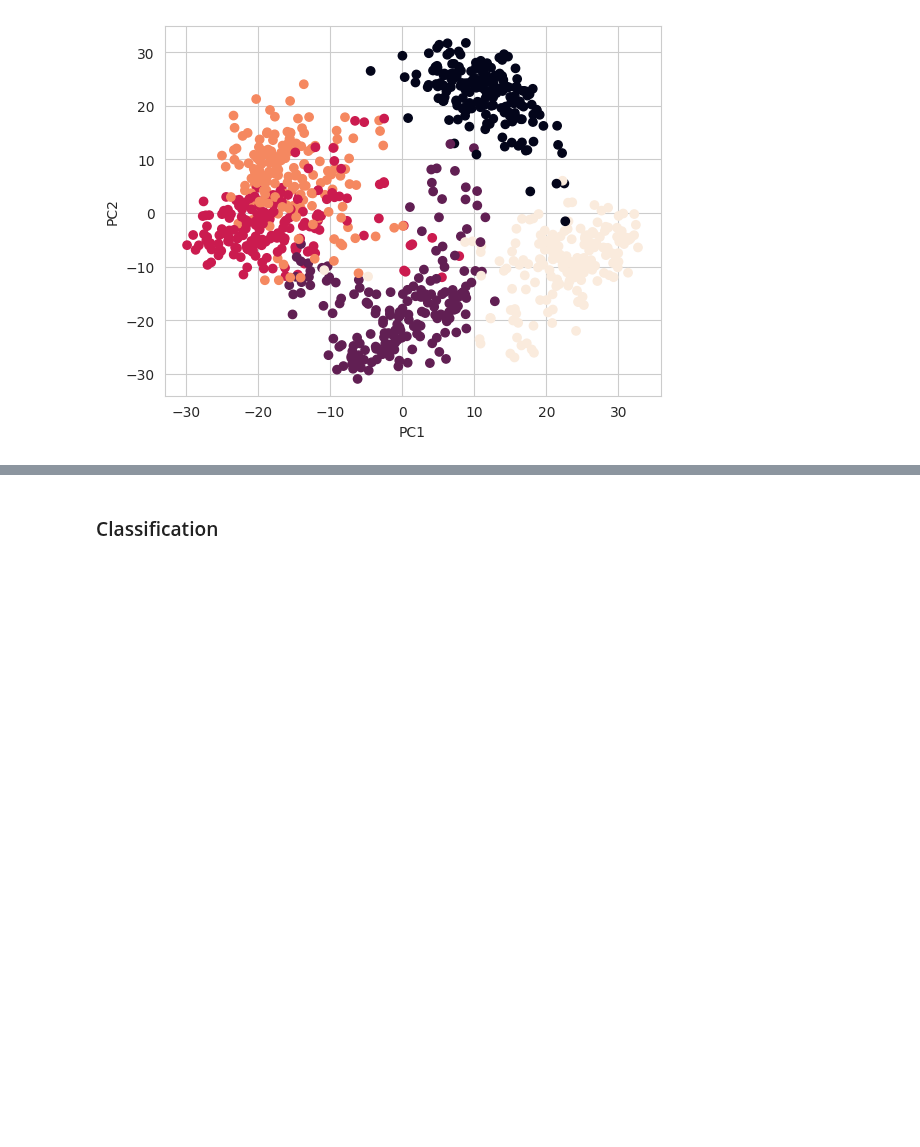
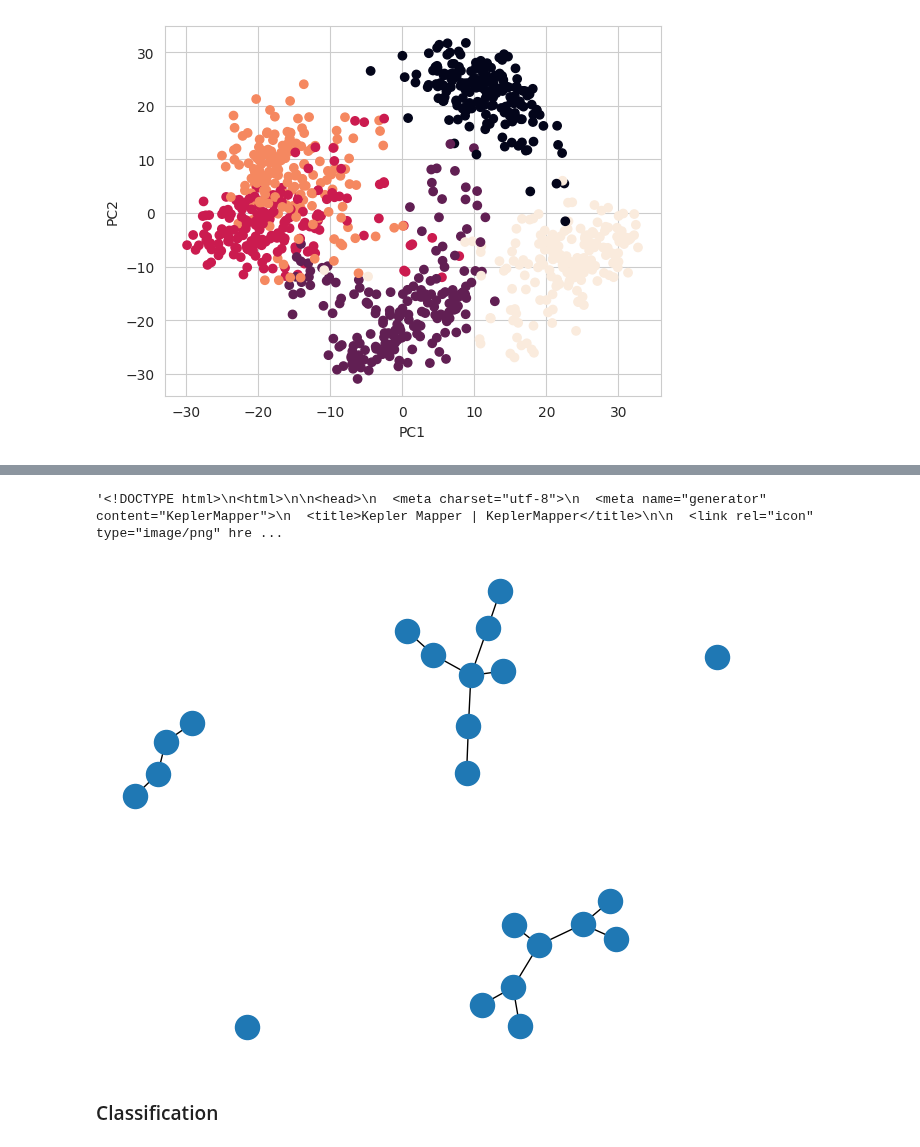
Before and after one commit to shizuo-kaji/TutorialTopologicalDataAnalysis, a Jupyter notebook: TopologicalDataAnalysisWithPython.ipynb, the cells around one changed output, grey strips where cells are left out. Cells and saved outputs as stored; diff of their text form; code cells hidden in the pictures; blank space fills up the shorter version.

Commit message:
Colaboratory

```diff
--- a/TopologicalDataAnalysisWithPython.ipynb
+++ b/TopologicalDataAnalysisWithPython.ipynb
@@ -621,7 +624,9 @@ km = kmapper.KeplerMapper()
 X_std = StandardScaler().fit_transform(X)   # standardise
 f = km.project(X_std,projection="sum") # we have to choose a 1-dim projection
 graph = km.map(lens=f, X=X_std, clusterer=sklearn.cluster.DBSCAN(metric="cosine",algorithm='auto', eps=0.3, leaf_size=10))
-#nx.draw(kmapper.adapter.to_nx(graph))
+nx.draw(kmapper.adapter.to_nx(graph))
 km.visualize(graph, color_function=Y, custom_tooltips=Y, path_html="kepler-mapper-output.html")
-kmapper.jupyter.display(path_html="kepler-mapper-output.html")
+# the following rich visualisation does not work with Google Colab.
+# download "kepler-mapper-output.html" and open it locally with a browser
+#kmapper.jupyter.display(path_html="kepler-mapper-output.html")
 # %% [output]
@@ -629,3 +633,5 @@ kmapper.jupyter.display(path_html="kepler-mapper-output.html")
+'<!DOCTYPE html>\n<html>\n\n<head>\n  <meta charset="utf-8">\n  <meta name="generator" content="KeplerMapper">\n  <title>Kepler Mapper | KeplerMapper</title>\n\n  <link rel="icon" type="image/png" hre ...
+[figure, added]
 # %% [markdown]
 ### Classification
 # %%
```
Also changed, not shown: parts of 14 cells of this notebook.
